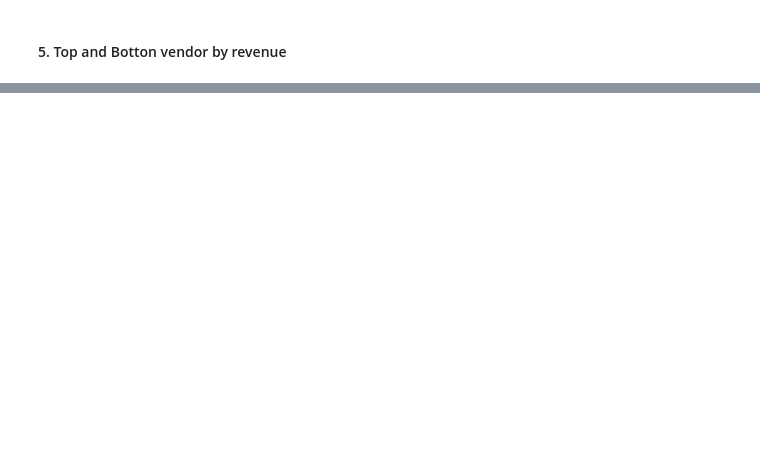
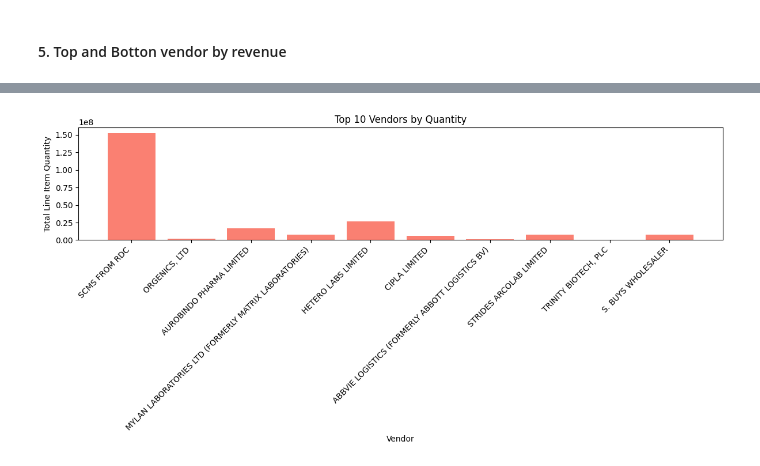
Before and after one commit to JulianChisco93/Supply-Chain-Shipment-Summary-Tool, a Jupyter notebook: notebooks/demo_vendor.ipynb, the cells around one changed output, grey strips where cells are left out. Cells and saved outputs as stored; diff of their text form; code cells hidden in the pictures; blank space fills up the shorter version.

```diff
--- a/notebooks/demo_vendor.ipynb
+++ b/notebooks/demo_vendor.ipynb
@@ -131,0 +143,5 @@ bottom_5_vendors
+# %%
+# vendor orders by quantity
+plot_vendor_quantity(vendor_data, top_n=10)
+# %% [output]
+[figure, added]
```
Also changed, not shown: parts of 5 cells of this notebook, 1 other file.
